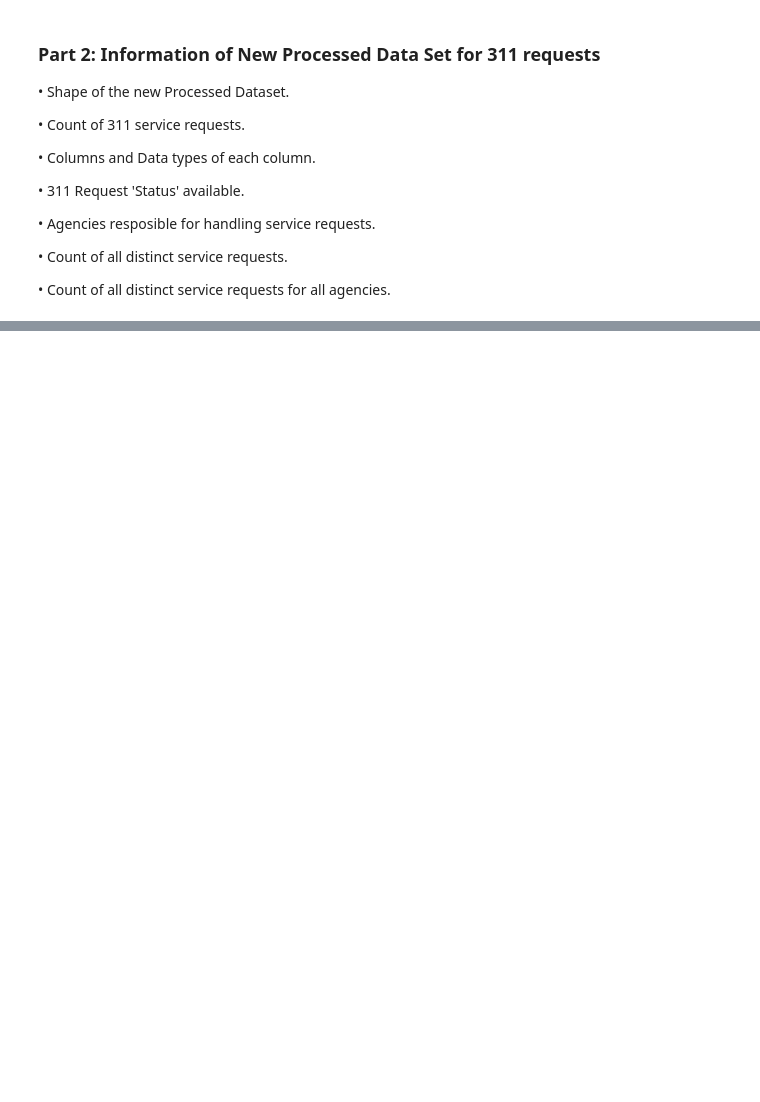
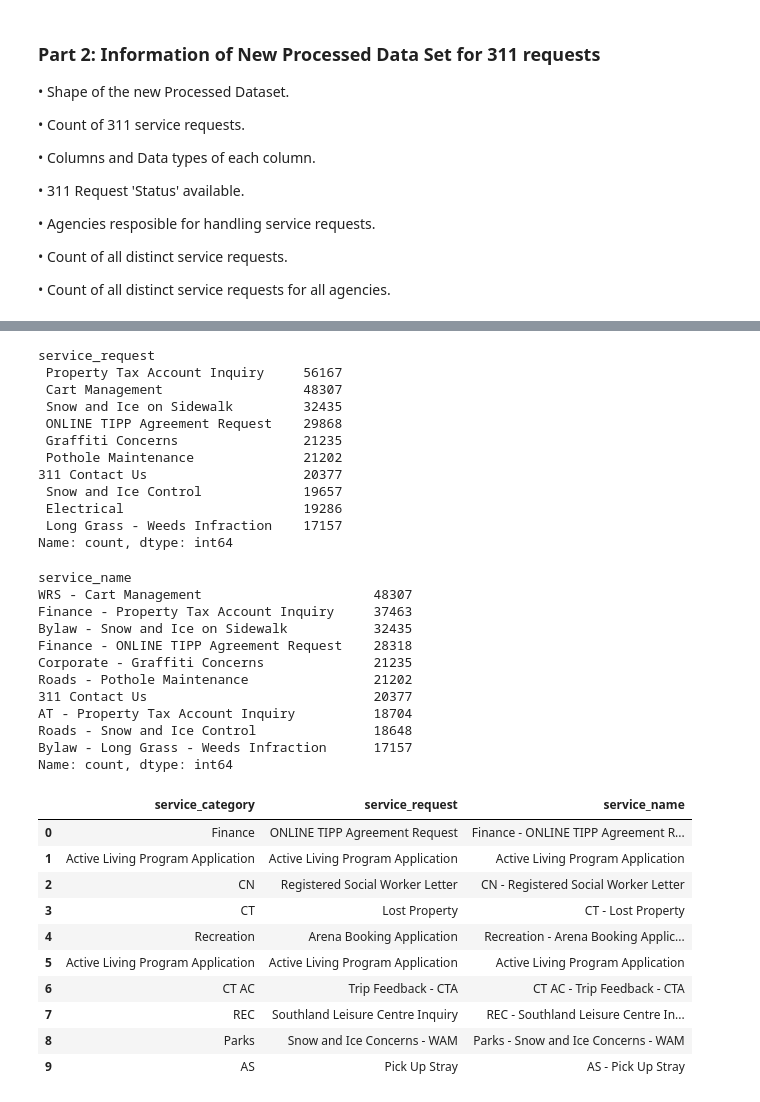
Before and after one commit to AnithaUofC/311ServiceRequests, a Jupyter notebook: 311DataWrangling.ipynb, the cells around one changed output, grey strips where cells are left out. Drawn from its saved outputs; the diff is of its cells as text; code cells hidden in the pictures; blank space fills up the shorter version.

Commit message:
Community code, name and sector -null values handled

```diff
--- a/311DataWrangling.ipynb
+++ b/311DataWrangling.ipynb
@@ -400,7 +488,10 @@ Additional Columns created are:
 print("1.\tShape of the new Processed Dataset:", df.shape)
 print("2.\tCount of 311 service requests:", df.shape[0])
 print("3.\tColumns and Data types of each column:")
-dtypes = df.dtypes
+
+# Get the columns that are in df but not in originalDF
+newColumns = list(set(df.columns) - set(originalDF.columns))
+dtypes = df[newColumns].dtypes
 width = max(len(column) for column in df.columns) + 2
 for column, dtype in dtypes.items():
     print(f"\t\t{column.ljust(width)}{dtype}")
@@ -426,15 +517,15 @@ print(f"\tii.\tCount of Closed requests: {closedReqCnt}")
 print(f"\tiii.\tCount of Duplicate (Open) requests: {dupOpenReqCnt}")
 print(f"\tiv.\tCount of Duplicate (Closed) requests: {dupClosedReqCnt}")
 
-agencies= df['agency_division'].unique()
-print("\n5.\tAgencies resposible for handling service requests are:")
-for agency in agencies:
-    print(f"\t\t- {agency}")
+# Inspect data
+missingDataSum = df.isna().sum()
+missingDataPercentage = (df.isnull().mean() * 100).round(2)
+missingData = pd.DataFrame({
+    "Missing Count": missingDataSum,
+    "Missing Percentage": missingDataPercentage
+})
 
-# Entire Unique service names
-unique_service_name_df = df['service_name'].unique()
-print("\n6.\tCount of all distinct service requests:",len(unique_service_name_df))
-
-agency_vise_distinct_req = df[['agency_division','agency_subdivision', 'agency_responsible','service_name']].drop_duplicates()
-print("\n7.\tCount of all distinct service requests for all agencies:",len(agency_vise_distinct_req))
+pd.options.display.float_format = '{:.2f}'.format
+print("\n\033[1m"+"Missing Count per column:"+"\033[0m")
+print(tabulate(missingData, headers='keys', tablefmt='fancy_grid'))
 # %% [output]
@@ -486,0 +625,11 @@ Null agencies count:  0
+# %%
+#Community service related informations
+comm_code_counts = df['service_category'].value_counts().sort_values(ascending=False)
+display(comm_code_counts.head(10))
+
+comm_code_counts = df['service_request'].value_counts().sort_values(ascending=False)
+display(comm_code_counts.head(10))
+
+comm_code_counts = df['service_name'].value_counts().sort_values(ascending=False)
+display(comm_code_counts.head(10))
+# %% [output]
@@ -486,0 +648,35 @@ Null agencies count:  0
+service_request
+ Property Tax Account Inquiry     56167
+ Cart Management                  48307
+ Snow and Ice on Sidewalk         32435
+ ONLINE TIPP Agreement Request    29868
+ Graffiti Concerns                21235
+ Pothole Maintenance              21202
+311 Contact Us                    20377
+ Snow and Ice Control             19657
+ Electrical                       19286
+ Long Grass - Weeds Infraction    17157
+Name: count, dtype: int64
+service_name
+WRS - Cart Management                      48307
+Finance - Property Tax Account Inquiry     37463
+Bylaw - Snow and Ice on Sidewalk           32435
+Finance - ONLINE TIPP Agreement Request    28318
+Corporate - Graffiti Concerns              21235
+Roads - Pothole Maintenance                21202
+311 Contact Us                             20377
+AT - Property Tax Account Inquiry          18704
+Roads - Snow and Ice Control               18648
+Bylaw - Long Grass - Weeds Infraction      17157
+Name: count, dtype: int64
+|  | service_category | service_request | service_name |
+| 0 | Finance | ONLINE TIPP Agreement Request | Finance - ONLINE TIPP Agreement R... |
+| 1 | Active Living Program Application | Active Living Program Application | Active Living Program Application |
+| 2 | CN | Registered Social Worker Letter | CN - Registered Social Worker Letter |
+| 3 | CT | Lost Property | CT - Lost Property |
+| 4 | Recreation | Arena Booking Application | Recreation - Arena Booking Applic... |
+| 5 | Active Living Program Application | Active Living Program Application | Active Living Program Application |
+| 6 | CT AC | Trip Feedback - CTA | CT AC - Trip Feedback - CTA |
+| 7 | REC | Southland Leisure Centre Inquiry | REC - Southland Leisure Centre In... |
+| 8 | Parks | Snow and Ice Concerns - WAM | Parks - Snow and Ice Concerns - WAM |
+| 9 | AS | Pick Up Stray | AS - Pick Up Stray |
```
Also changed, not shown: parts of 9 cells of this notebook, 1 other file.
